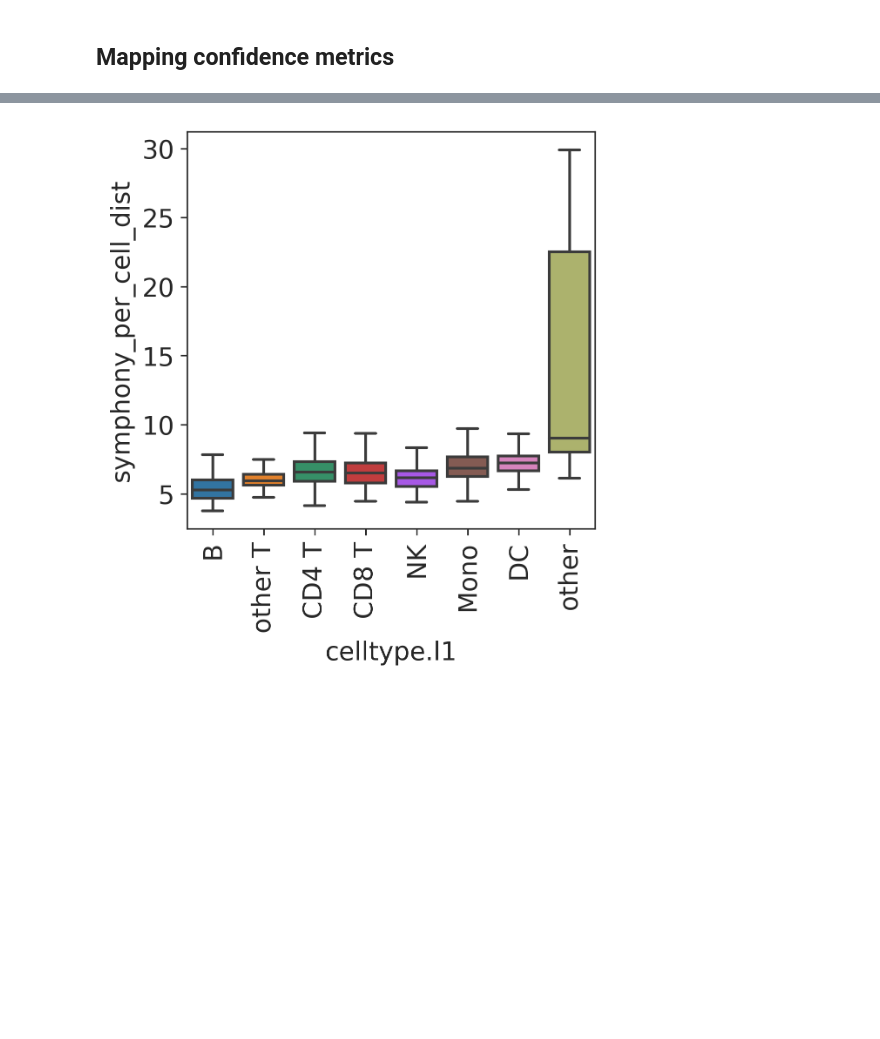
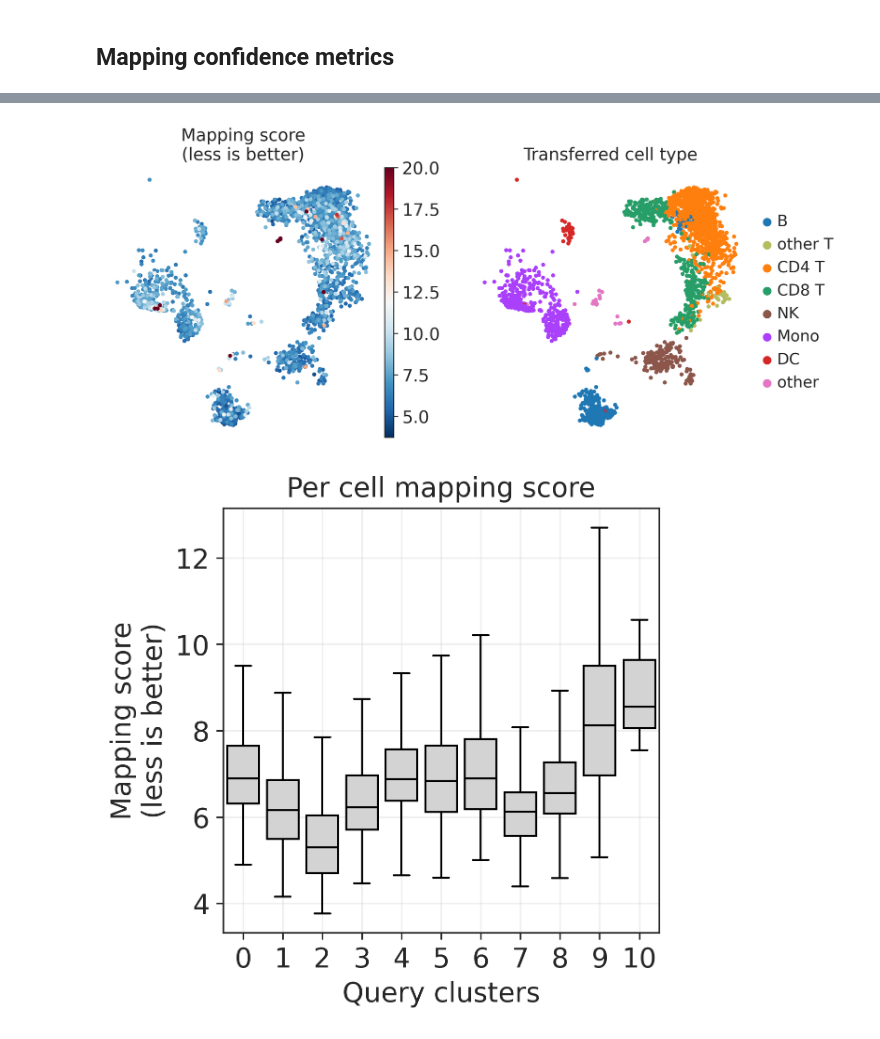
Before and after one commit to potulabe/symphonypy, a Jupyter notebook: notebooks/Symphonypy_simple_tutorial.ipynb, the cells around one changed output, grey strips where cells are left out. Drawn from its saved outputs; the diff is of its cells as text; code cells hidden in the pictures; blank space fills up the shorter version.

```diff
--- a/notebooks/Symphonypy_simple_tutorial.ipynb
+++ b/notebooks/Symphonypy_simple_tutorial.ipynb
@@ -242,8 +227,39 @@ fig.tight_layout()
-# %%
-import seaborn as sns
-sns.set_style("ticks")
-
-sns.boxplot(data=adata_query.obs, y="symphony_per_cell_dist", x="celltype.l1", orient="v", showfliers=False)
-_ = plt.xticks(rotation = 'vertical')
-# %% [output]
-[figure, removed]
+# %%
+sc.pl.umap(
+    adata_query,
+    color=["symphony_per_cell_dist", "celltype.l1"],
+    frameon=False,
+    title=["Mapping score\n(less is better)", "Transferred cell type"],
+    vmax=20,
+    cmap="RdBu_r",
+)
+# %% [output]
+[figure, added]
+# %%
+import seaborn as sns
+sns.set_style("ticks")
+
+boxplot_colordict = {
+    "boxprops": {"edgecolor": "black"},
+    "medianprops": {"color": "black"},
+    "whiskerprops": {"color": "black"},
+    "capprops": {"color": "black"},
+}
+
+ax = sns.boxplot(
+    x="query_leiden",
+    y="symphony_per_cell_dist",
+    data=adata_query.obs,
+    showfliers=False,
+    color="lightgrey",
+    linewidth=1,
+    **boxplot_colordict,
+)
+
+ax.set_xlabel("Query clusters")
+ax.set_ylabel("Mapping score\n(less is better)")
+ax.set_title("Per cell mapping score")
+
+ax.grid(alpha=0.3)
+# %% [output]
+[figure, added]
```
Also changed, not shown: parts of 14 cells of this notebook.
